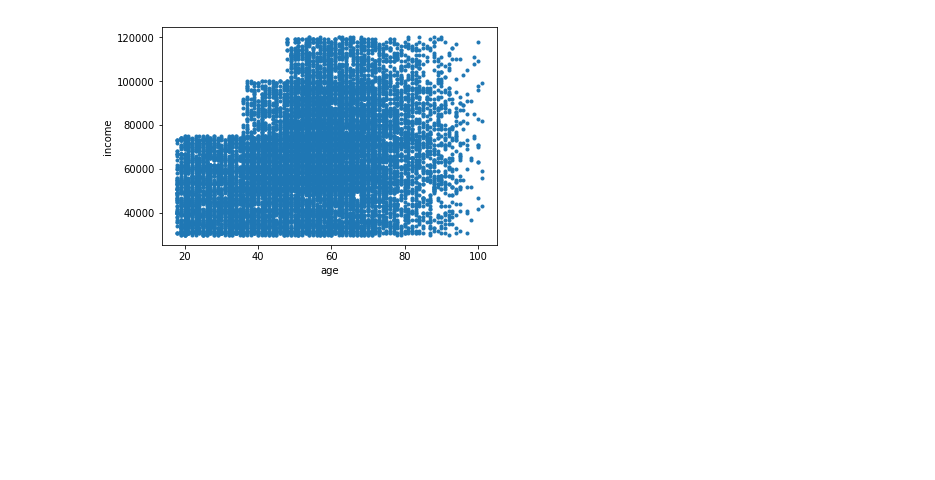
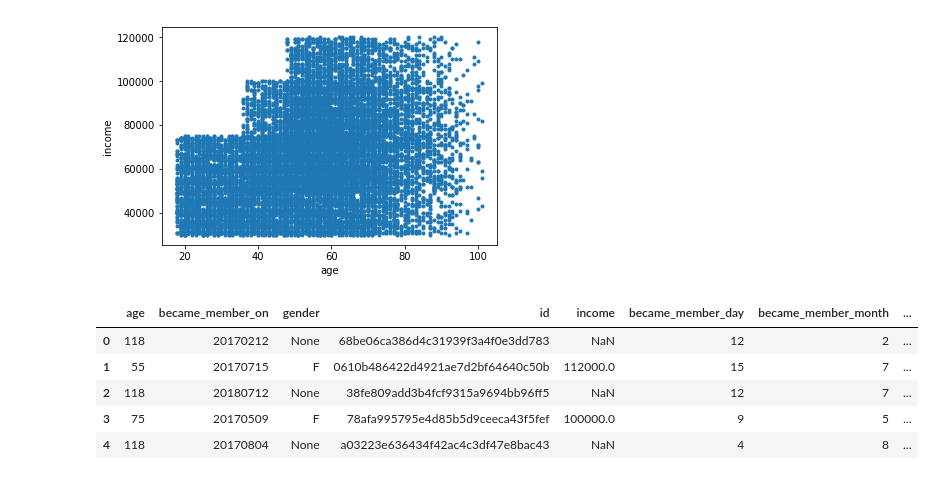
Before and after one commit to a1pat/Starbucks-Capstone, a Jupyter notebook: Starbucks_Capstone_notebook.ipynb, the cells around one changed output. Cells and saved outputs as stored; diff of their text form; code cells hidden in the pictures; blank space fills up the shorter version.

Commit message:
Add files via upload
Added new columns for became_member_day, became_member_month and became_member_year to the profile data frame.

```diff
--- a/Starbucks_Capstone_notebook.ipynb
+++ b/Starbucks_Capstone_notebook.ipynb
@@ -305,3 +305,17 @@ Text(0,0.5,'income')
 [figure]
 # %%
 # https://www.pewresearch.org/internet/2019/11/15/americans-and-privacy-concerned-confused-and-feeling-lack-of-control-over-their-personal-information/
+# %%
+# create columns for year, month and day became member
+profile['became_member_day'] = pd.to_datetime(profile['became_member_on'], format='%Y%m%d').dt.day
+profile['became_member_month'] = pd.to_datetime(profile['became_member_on'], format='%Y%m%d').dt.month
+profile['became_member_year'] = pd.to_datetime(profile['became_member_on'], format='%Y%m%d').dt.year
+# %%
+profile.head()
+# %% [output]
+|  | age | became_member_on | gender | id | income | became_member_day | became_member_month | ... |
+| 0 | 118 | 20170212 | None | 68be06ca386d4c31939f3a4f0e3dd783 | NaN | 12 | 2 | ... |
+| 1 | 55 | 20170715 | F | 0610b486422d4921ae7d2bf64640c50b | 112000.0 | 15 | 7 | ... |
+| 2 | 118 | 20180712 | None | 38fe809add3b4fcf9315a9694bb96ff5 | NaN | 12 | 7 | ... |
+| 3 | 75 | 20170509 | F | 78afa995795e4d85b5d9ceeca43f5fef | 100000.0 | 9 | 5 | ... |
+| 4 | 118 | 20170804 | None | a03223e636434f42ac4c3df47e8bac43 | NaN | 4 | 8 | ... |
```
Also changed, not shown: parts of 4 cells of this notebook.
